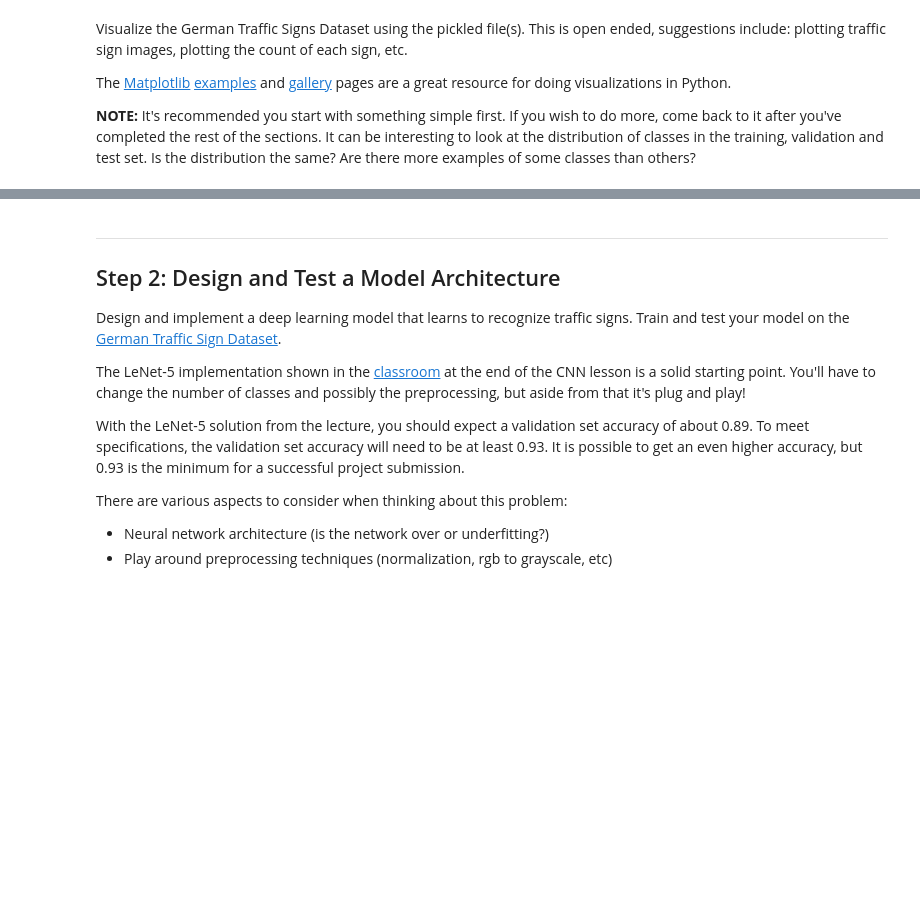
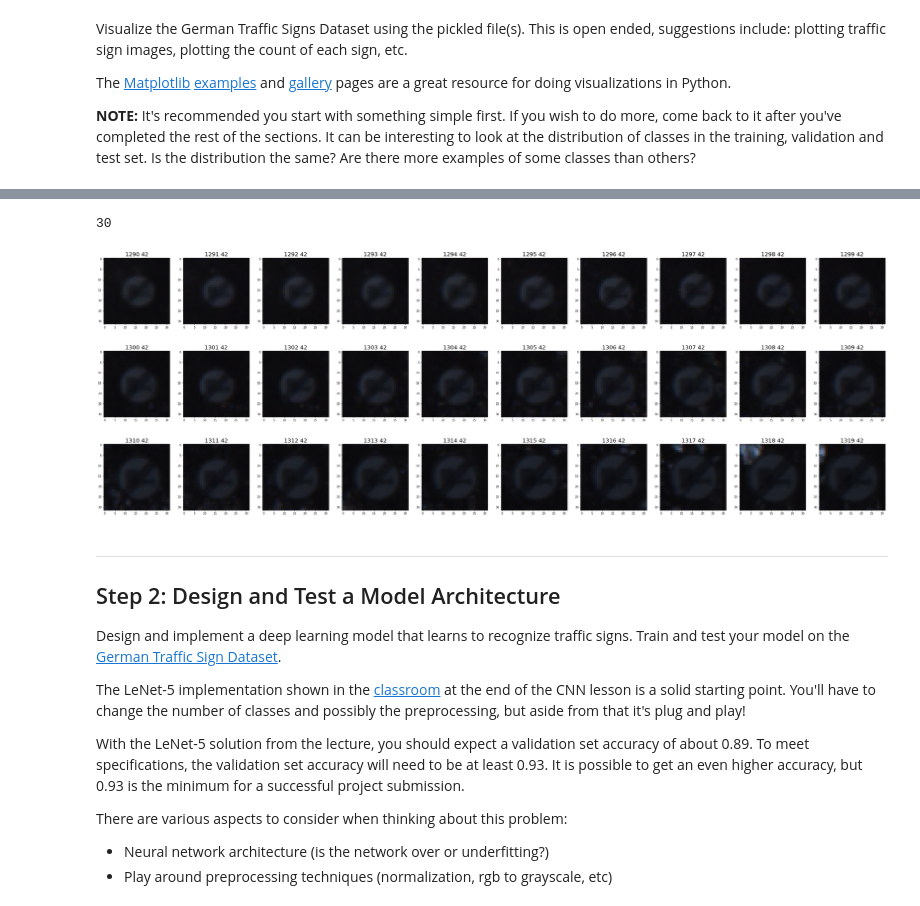
Before and after one commit to magicyuli/CarND-Traffic-Sign-Classifier-Project, a Jupyter notebook: Traffic_Sign_Classifier.ipynb, the cells around one changed output, grey strips where cells are left out. Cells and saved outputs as stored; diff of their text form; code cells hidden in the pictures; blank space fills up the shorter version.

```diff
--- a/Traffic_Sign_Classifier.ipynb
+++ b/Traffic_Sign_Classifier.ipynb
@@ -120,3 +140,8 @@ showImages(X_train, y_train)
+# %%
+showImagesOfLabel(X_valid, y_valid, 42)
+# %% [output]
+30
+[figure, added]
 # %%
 from collections import defaultdict
 def showLabelDist(y_list, title):
```
Also changed, not shown: parts of 25 cells of this notebook.
